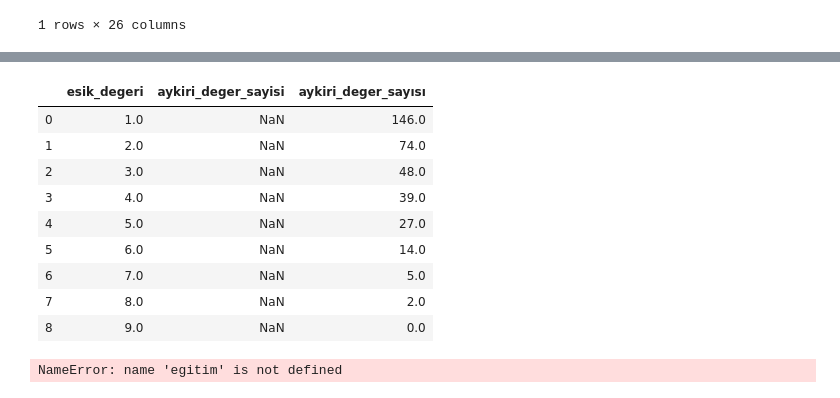
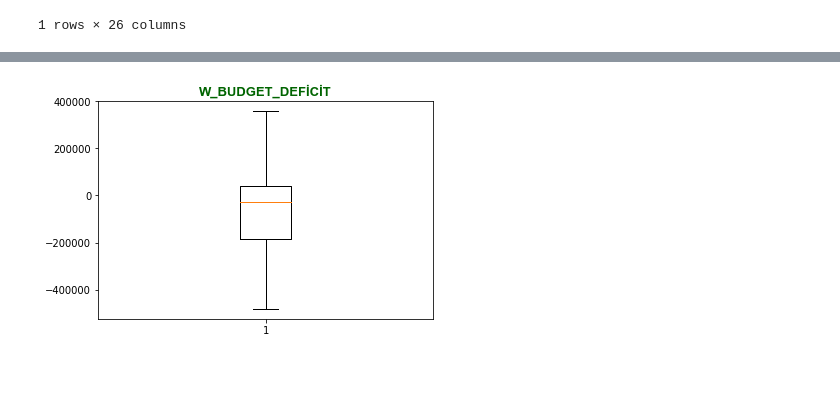
Before and after one commit to mehmetfatihdata/BOOTCAMP_1, a Jupyter notebook: WORK_18_OUTLIERS.ipynb, the cells around one changed output, grey strips where cells are left out. Cells and saved outputs as stored; diff of their text form; code cells hidden in the pictures; blank space fills up the shorter version.

```diff
--- a/WORK_18_OUTLIERS.ipynb
+++ b/WORK_18_OUTLIERS.ipynb
@@ -138,21 +133,0 @@ caa = q75 - q25
-# %%
-degerler = pd.DataFrame(columns=['esik_degeri', 'aykiri_deger_sayisi'])
-for esik_degeri in np.arange(1,10):
-    min_deger = q25 - (caa*esik_degeri)
-    maks_deger = q75 + (caa*esik_degeri)
-    aykiri_deger_sayisi = len((np.where((education["TOTAL_REVENUE"] > maks_deger)|
-                                       (education["TOTAL_REVENUE"] < min_deger))[0]))
-    degerler = degerler.append({'esik_degeri': esik_degeri,'aykiri_deger_sayısı': aykiri_deger_sayisi},
-                                           ignore_index=True)
-degerler
-# %% [output]
-|  | esik_degeri | aykiri_deger_sayisi | aykiri_deger_sayısı |
-| 0 | 1.0 | NaN | 146.0 |
-| 1 | 2.0 | NaN | 74.0 |
-| 2 | 3.0 | NaN | 48.0 |
-| 3 | 4.0 | NaN | 39.0 |
-| 4 | 5.0 | NaN | 27.0 |
-| 5 | 6.0 | NaN | 14.0 |
-| 6 | 7.0 | NaN | 5.0 |
-| 7 | 8.0 | NaN | 2.0 |
-| 8 | 9.0 | NaN | 0.0 |
@@ -168,4 +133,0 @@ plt.show()
-# %%
-egitim1=egitim.copy()
-# %% [output]
-NameError: name 'egitim' is not defined
@@ -185,0 +134,8 @@ egitim1.head(2)
+# %%
+W_BUDGET_DEFİCİT = winsorize(education["BUDGET_DEFİCİT"], (0.09, 0.07))
+# %%
+plt.boxplot(W_BUDGET_DEFİCİT)
+plt.title("W_BUDGET_DEFİCİT", fontdict=baslik_font)
+plt.show()
+# %% [output]
+[figure, added]
```
Also changed, not shown: parts of 12 cells of this notebook.
